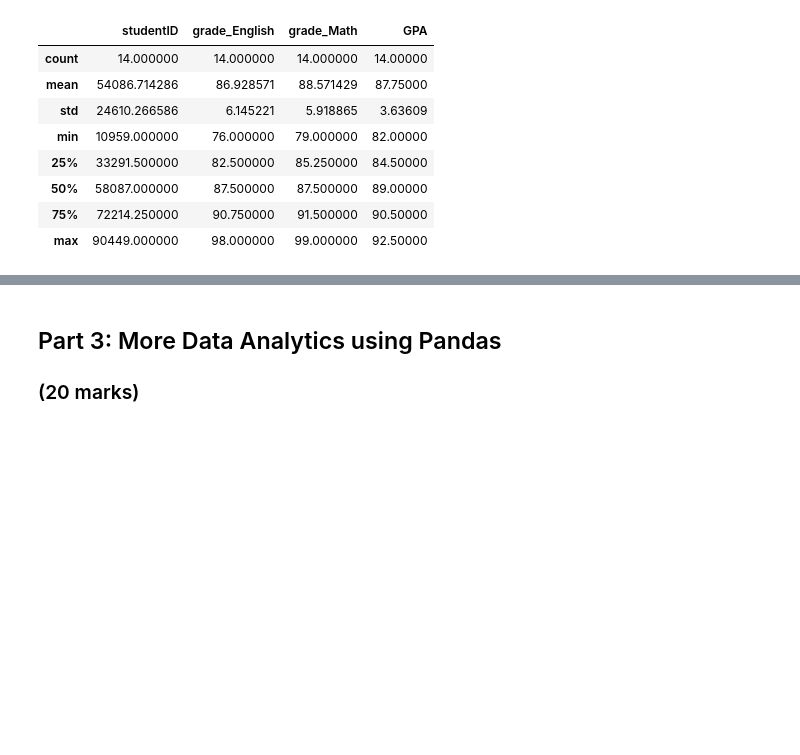
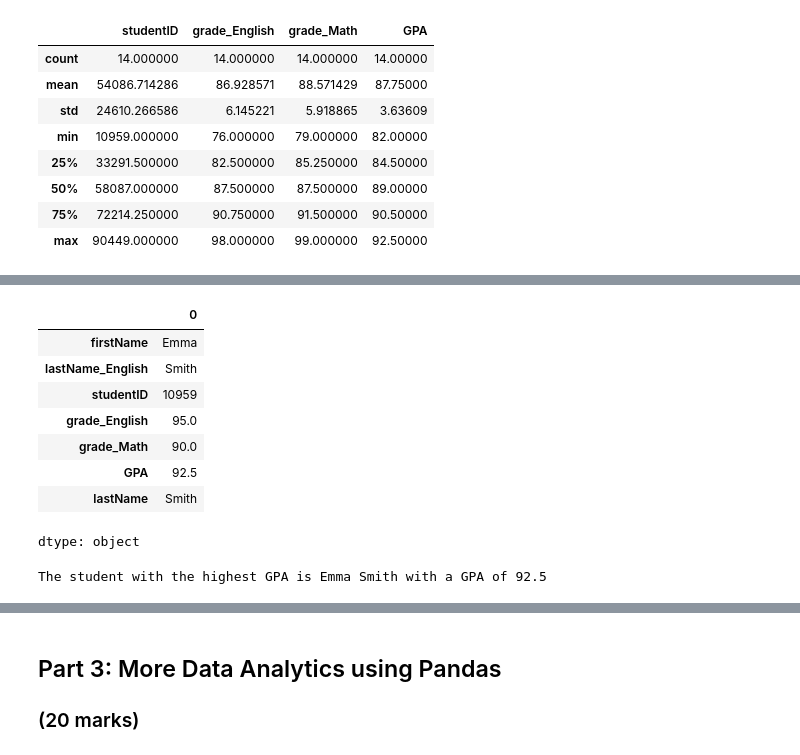
Before and after one commit to Prinid/engg680_2024_fall, a Jupyter notebook: LabAssignment1/StudentGradeManagementSystem.ipynb, the cells around one changed output, grey strips where cells are left out. Saved outputs shown, nothing was run; the diff lists cells and outputs as text; code cells hidden in the pictures; blank space fills up the shorter version.

```diff
--- a/LabAssignment1/StudentGradeManagementSystem.ipynb
+++ b/LabAssignment1/StudentGradeManagementSystem.ipynb
@@ -148,12 +148,12 @@ df_studentGrades = df_studentGrades.rename(columns={
 # In the code below, replace '<>' by choosing between 'str' for string or 'float' for float
 # to properly typecast each column.
 # (3 marks)
-df_studentGrades['studentID'] = df_studentGrades['studentID'].astype(<>)
-df_studentGrades['firstName'] = df_studentGrades['firstName'].astype(<>)
-df_studentGrades['lastName'] = df_studentGrades['lastName'].astype(<>)
-df_studentGrades['englishGrade'] = df_studentGrades['englishGrade'].astype(<>)
-df_studentGrades['mathGrade'] = df_studentGrades['mathGrade'].astype(<>)
-df_studentGrades['GPA'] = df_studentGrades['GPA'].astype(<>)
+df_studentGrades['studentID'] = df_studentGrades['studentID'].astype('str')
+df_studentGrades['firstName'] = df_studentGrades['firstName'].astype('str')
+df_studentGrades['lastName_English'] = df_studentGrades['lastName_English'].astype('str')
+df_studentGrades['grade_English'] = df_studentGrades['grade_English'].astype('float')
+df_studentGrades['grade_Math'] = df_studentGrades['grade_Math'].astype('float')
+df_studentGrades['GPA'] = df_studentGrades['GPA'].astype('float')
 # %%
 # Now let's see our statistics!
 df_studentGrades.describe()
@@ -160,4 +170,5 @@ df_studentGrades.describe()
 # %%
 # Now sort the merged dataframe so that it is in descending order based on GPA, and print it
 # (1 mark)
-df_studentsGPASorted =
+df_studentsGPASorted = df_studentGrades.sort_values(by='GPA', ascending=False) # bcoz by default ascending hoy
+print(df_studentsGPASorted)
@@ -164,8 +193,18 @@ df_studentsGPASorted =
 # %%
 # If we wanted to access the student with the highest gpa based on df_studentsGPASorted,
 # does .iloc or .loc make more sense and why?
 # (2 marks)
-#
+df_studentsGPASorted.iloc[0] # for reverse -1, -2, -3.. # for ascending 0,1,2..
+# %% [output]
+|  | 0 |
+| firstName | Emma |
+| lastName_English | Smith |
+| studentID | 10959 |
+| grade_English | 95.0 |
+| grade_Math | 90.0 |
+| GPA | 92.5 |
+| lastName | Smith |
+dtype: object
 # %%
 # Now using the method you specified, assign the variable below to the row containing the student with the highest GPA
 # (1 mark)
@@ -174,6 +213,8 @@ top_student =
 # Now print the student first name and last name with the highest GPA in this format:
 # "The student with the highest GPA is <firstName> <lastName> with a GPA of <GPA>"
 # (1 mark)
-#
+print(f"The student with the highest GPA is {top_student['firstName']} {top_student['lastName']} with a GPA of {top_student['GPA']}")
+# %% [output]
+The student with the highest GPA is Emma Smith with a GPA of 92.5
 # %%
 # We can use logical expressions to filter and print data. For example, let's print the students with math grades higher than 90:
```
Also changed, not shown: parts of 9 cells of this notebook.
